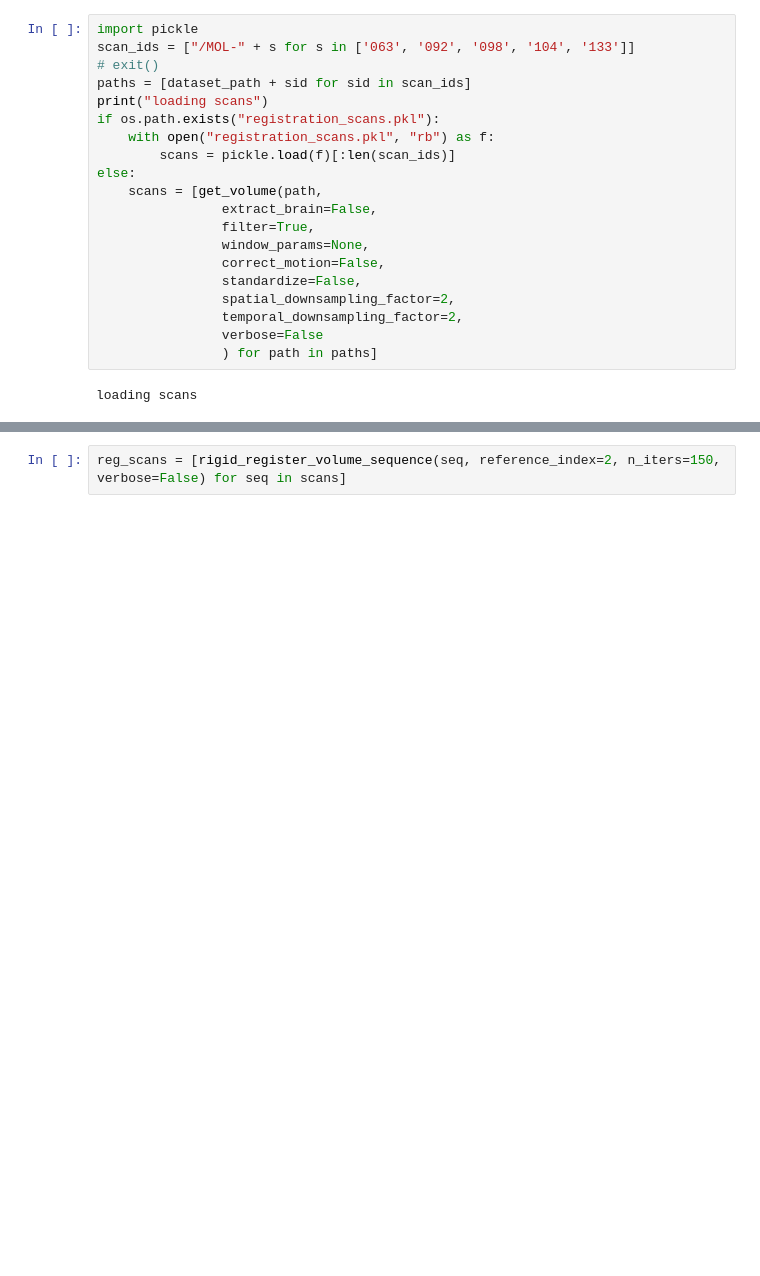
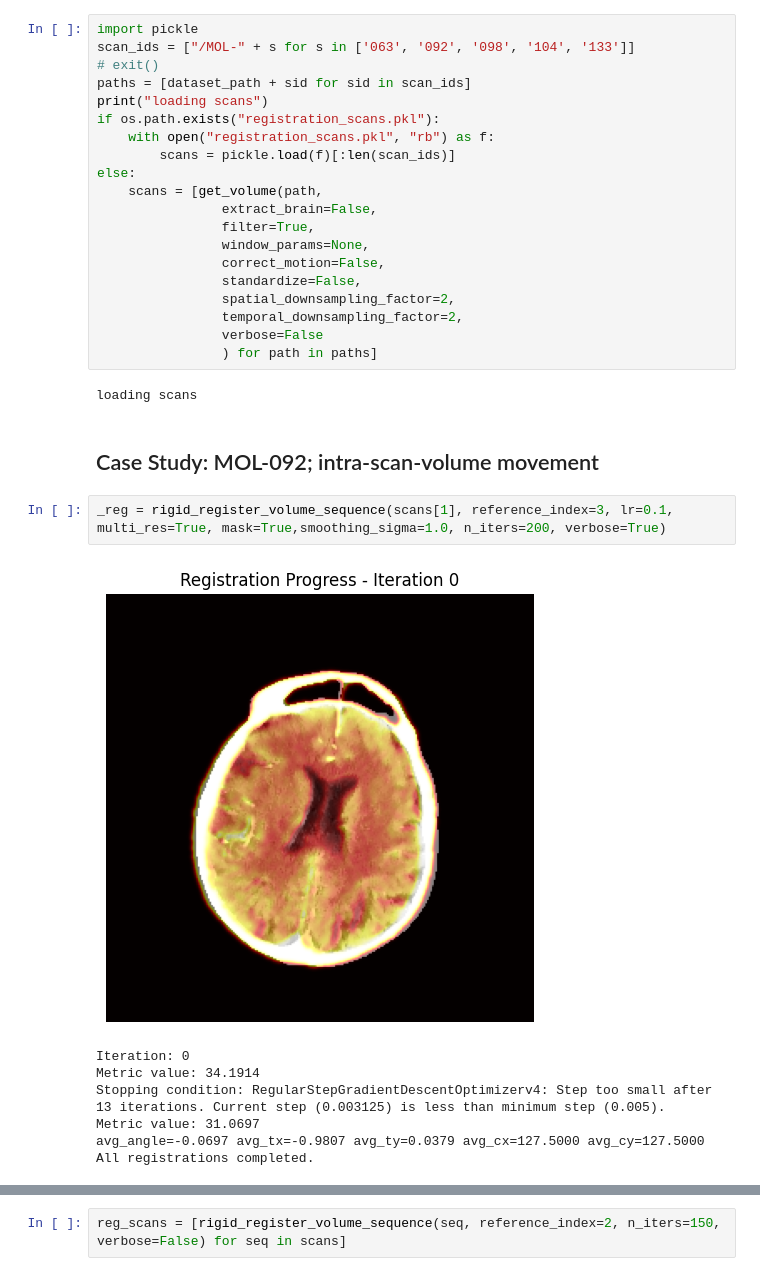
Before and after one commit to Simuschlatz/ChadCTP, a Jupyter notebook: src/registration_experiments.ipynb, the cells around one changed output, grey strips where cells are left out. Saved outputs shown, nothing was run; the diff lists cells and outputs as text; blank space fills up the shorter version.

```diff
--- a/src/registration_experiments.ipynb
+++ b/src/registration_experiments.ipynb
@@ -574,3 +581,15 @@ else:
                 ) for path in paths]
 # %% [output]
 loading scans
+# %% [markdown]
+## Case Study: MOL-092; intra-scan-volume movement
+# %%
+_reg = rigid_register_volume_sequence(scans[1], reference_index=3, lr=0.1, multi_res=True, mask=True,smoothing_sigma=1.0, n_iters=200, verbose=True)
+# %% [output]
+[figure, added]
+Iteration: 0
+Metric value: 34.1914
+Stopping condition: RegularStepGradientDescentOptimizerv4: Step too small after 13 iterations. Current step (0.003125) is less than minimum step (0.005).
+Metric value: 31.0697
+avg_angle=-0.0697 avg_tx=-0.9807 avg_ty=0.0379 avg_cx=127.5000 avg_cy=127.5000
+All registrations completed.
```
Also changed, not shown: parts of 17 cells of this notebook, 4 other files.
